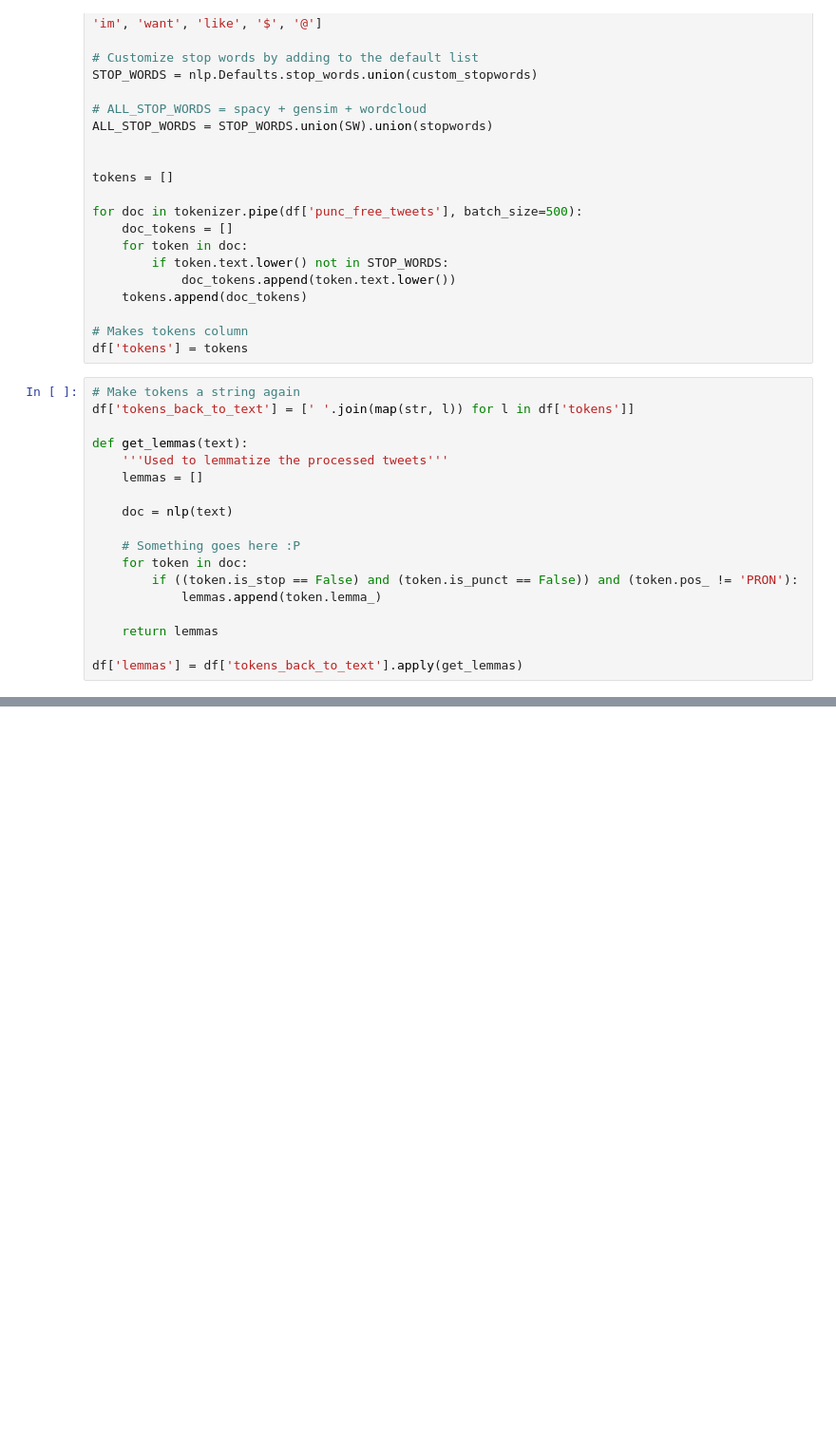
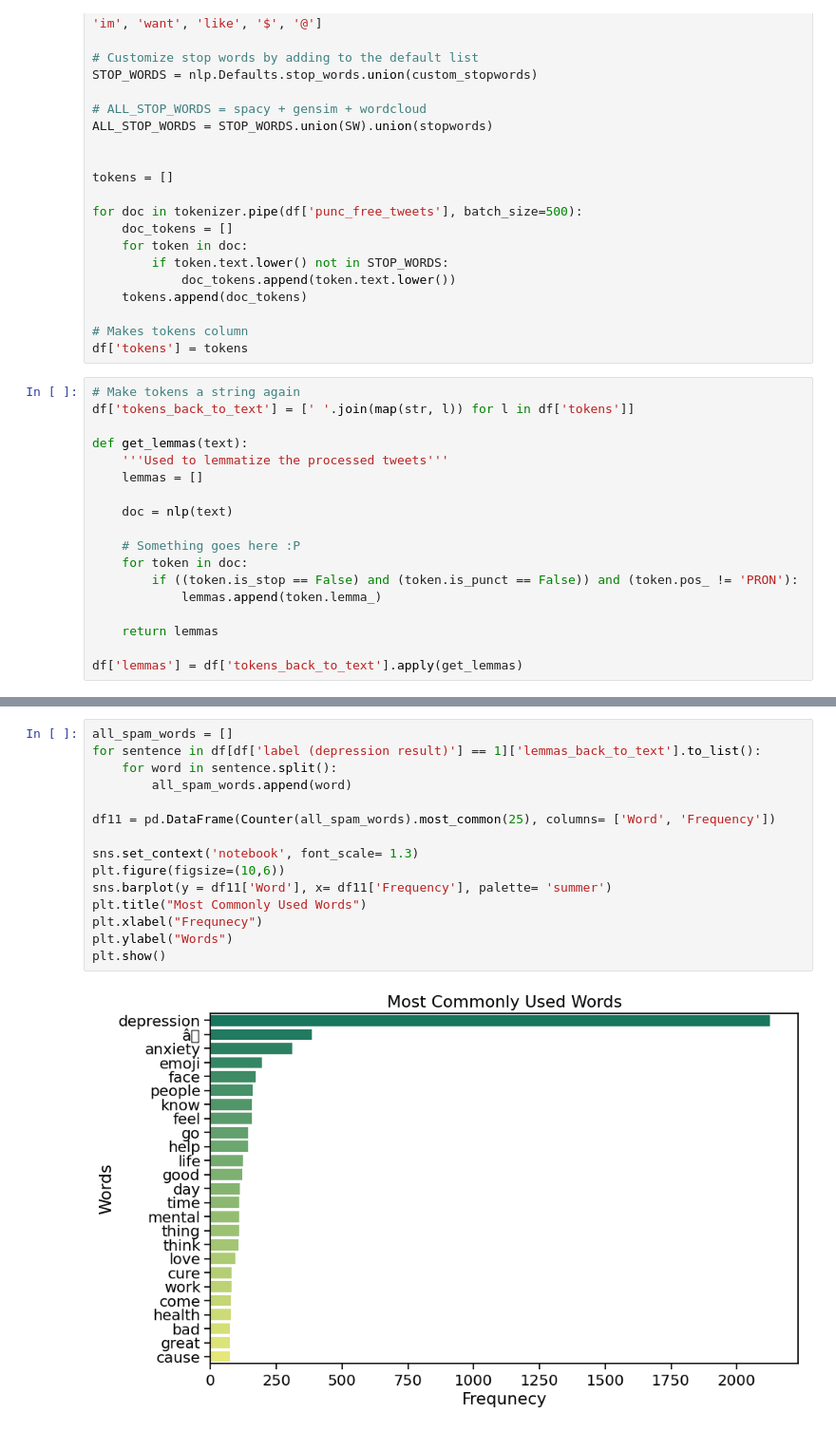
Before and after one commit to Ananya-22/CAMS, a Jupyter notebook: Basic_code+5_dataset.ipynb, the cells around one changed output, grey strips where cells are left out. Shown at 95% size. Saved outputs shown, nothing was run; the diff lists cells and outputs as text; blank space fills up the shorter version.

```diff
--- a/Basic_code+5_dataset.ipynb
+++ b/Basic_code+5_dataset.ipynb
@@ -426,0 +706,17 @@ dtype: int64
+# %%
+all_spam_words = []
+for sentence in df[df['label (depression result)'] == 1]['lemmas_back_to_text'].to_list():
+    for word in sentence.split():
+        all_spam_words.append(word)
+
+df11 = pd.DataFrame(Counter(all_spam_words).most_common(25), columns= ['Word', 'Frequency'])
+
+sns.set_context('notebook', font_scale= 1.3)
+plt.figure(figsize=(10,6))
+sns.barplot(y = df11['Word'], x= df11['Frequency'], palette= 'summer')
+plt.title("Most Commonly Used Words")
+plt.xlabel("Frequnecy")
+plt.ylabel("Words")
+plt.show()
+# %% [output]
+[figure, added]
```
Also changed, not shown: parts of 90 cells of this notebook.
